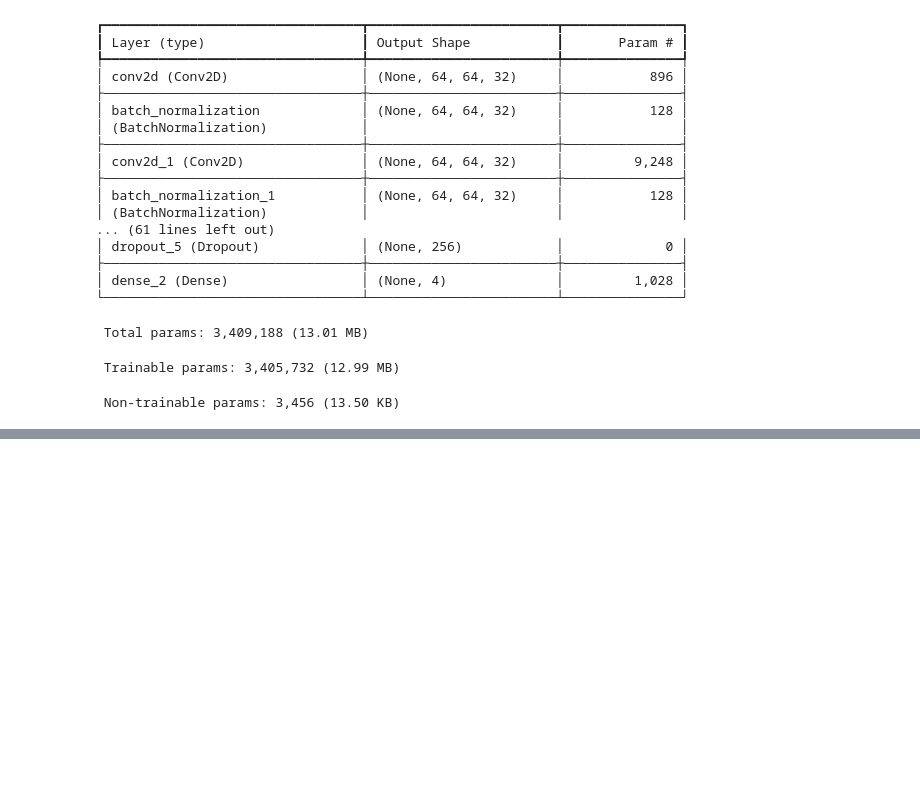
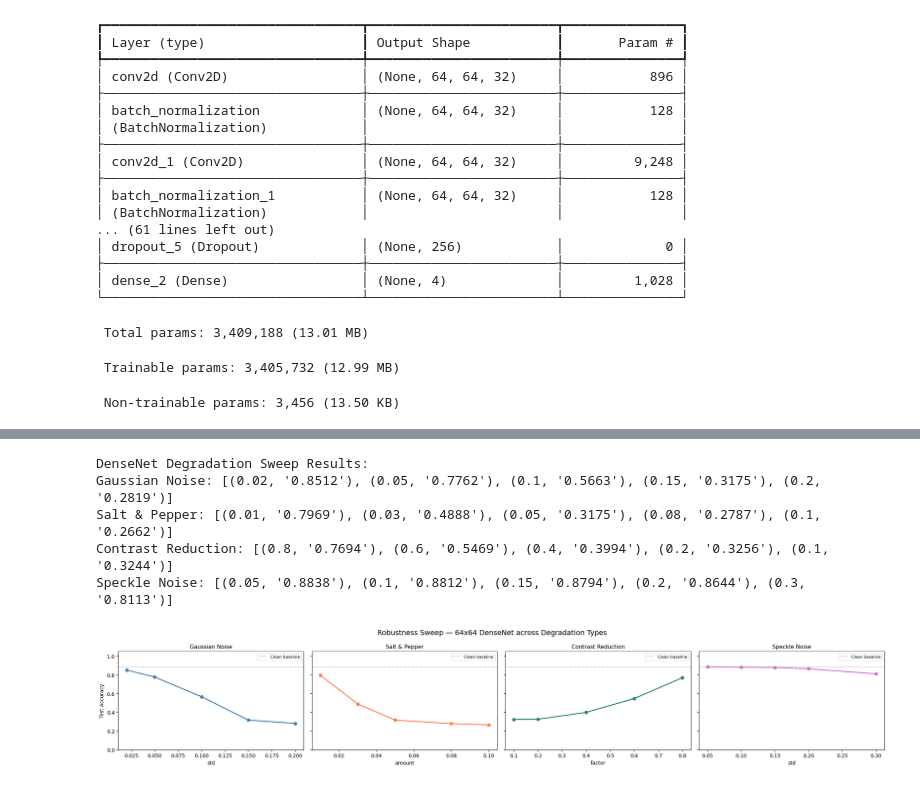
Before and after one commit to Aisulu-Tulyeujan/COSC-4337-MRI-Robustness, a Jupyter notebook: MRI_Robustness_Training.ipynb, the cells around one changed output, grey strips where cells are left out. Saved outputs shown, nothing was run; the diff lists cells and outputs as text; code cells hidden in the pictures; blank space fills up the shorter version.

```diff
--- a/MRI_Robustness_Training.ipynb
+++ b/MRI_Robustness_Training.ipynb
@@ -658,0 +766,36 @@ Avg accuracy across all degradations:
+# %%
+# Degradation Sweep: Evaluate DenseNet across all noise types
+colors = ['steelblue', 'coral', 'seagreen', 'orchid', 'goldenrod']
+
+results_dn = {}
+print("DenseNet Degradation Sweep Results:")
+for deg_name, (deg_fn, param_name, values) in DEGRADATIONS.items():
+    accs = []
+    for val in values:
+        X_degraded = deg_fn(X_test, **{param_name: val})
+        y_deg_pred = np.argmax(densenet_model.predict(X_degraded, verbose=0), axis=1)
+        acc = accuracy_score(y_test, y_deg_pred)
+        accs.append(acc)
+    results_dn[deg_name] = (values, accs)
+    print(f"{deg_name}: {list(zip(values, [f'{a:.4f}' for a in accs]))}")
+
+# Plot accuracy vs degradation intensity for DenseNet
+fig, axes = plt.subplots(1, len(DEGRADATIONS), figsize=(22, 4), sharey=True)
+for ax, (deg_name, (vals, accs)), color in zip(axes, results_dn.items(), colors):
+    ax.plot(vals, accs, 'o-', color=color, linewidth=2)
+    ax.axhline(y=test_acc_dn, color='gray', linestyle='--', alpha=0.5, label='Clean baseline')
+    ax.set_title(deg_name, fontsize=11)
+    ax.set_xlabel(DEGRADATIONS[deg_name][1])
+    ax.set_ylim(0, 1.05)
+    ax.legend(fontsize=8)
+axes[0].set_ylabel('Test Accuracy')
+plt.suptitle(f'Robustness Sweep — {IMG_SIZE}x{IMG_SIZE} DenseNet across Degradation Types', fontsize=14)
+plt.tight_layout()
+plt.show()
+# %% [output]
+DenseNet Degradation Sweep Results:
+Gaussian Noise: [(0.02, '0.8512'), (0.05, '0.7762'), (0.1, '0.5663'), (0.15, '0.3175'), (0.2, '0.2819')]
+Salt & Pepper: [(0.01, '0.7969'), (0.03, '0.4888'), (0.05, '0.3175'), (0.08, '0.2787'), (0.1, '0.2662')]
+Contrast Reduction: [(0.8, '0.7694'), (0.6, '0.5469'), (0.4, '0.3994'), (0.2, '0.3256'), (0.1, '0.3244')]
+Speckle Noise: [(0.05, '0.8838'), (0.1, '0.8812'), (0.15, '0.8794'), (0.2, '0.8644'), (0.3, '0.8113')]
+[figure, added]
```
Also changed, not shown: parts of 14 cells of this notebook.
